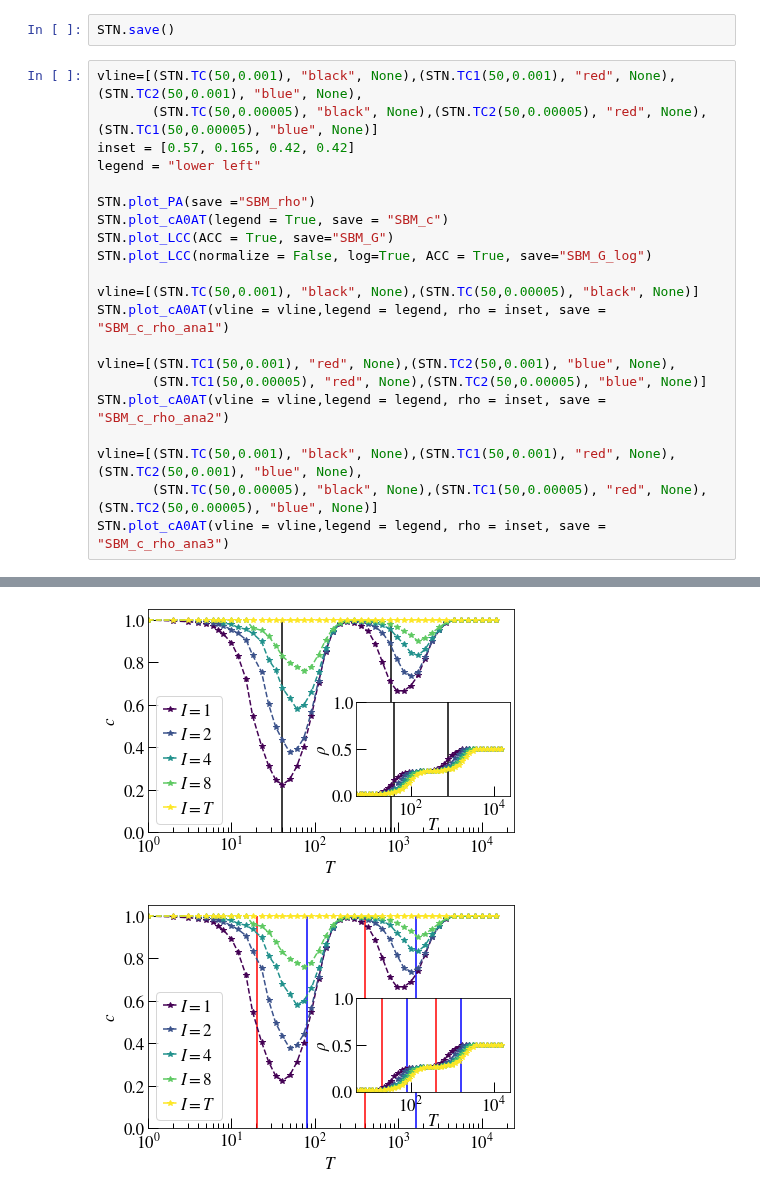
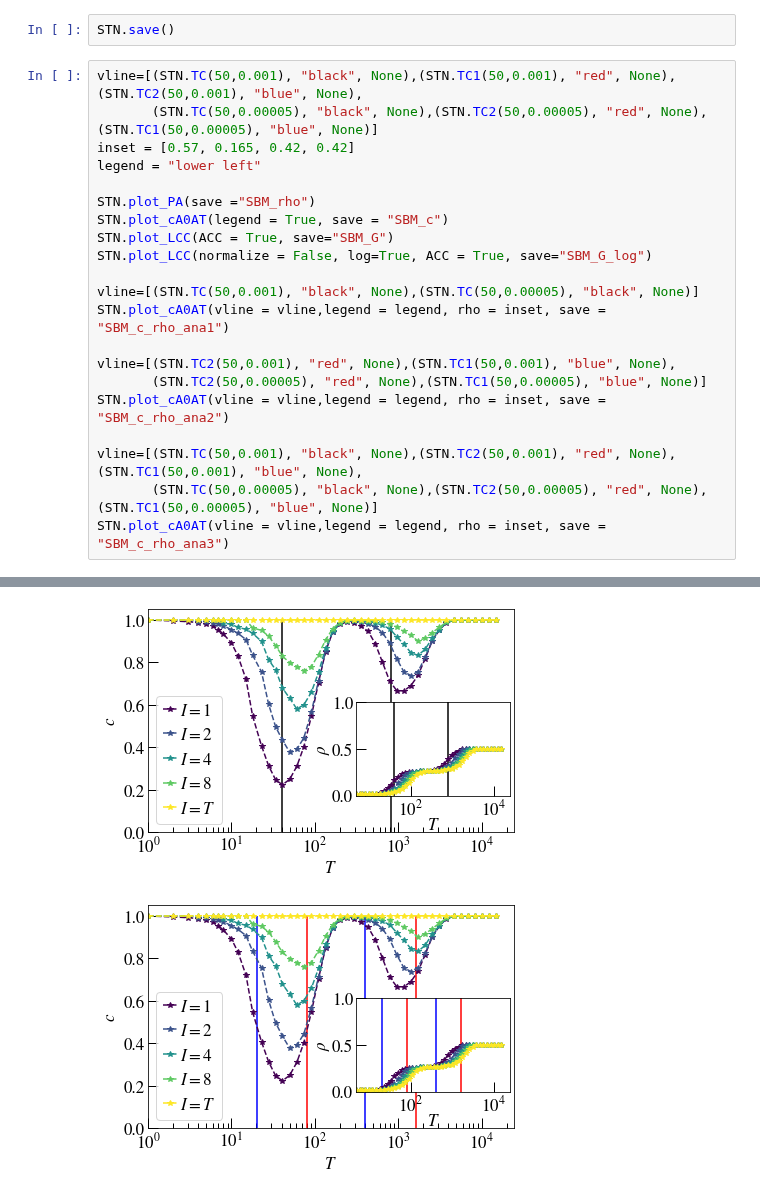
Before and after one commit to saemeon/SubTempNet, a Jupyter notebook: Simulations SBM.ipynb, the cells around one changed output, grey strips where cells are left out. Cells and saved outputs as stored; diff of their text form.

```diff
--- a/Simulations SBM.ipynb
+++ b/Simulations SBM.ipynb
@@ -42,28 +42,28 @@ STN.save()
 # %%
 vline=[(STN.TC(50,0.001), "black", None),(STN.TC1(50,0.001), "red", None),(STN.TC2(50,0.001), "blue", None),
        (STN.TC(50,0.00005), "black", None),(STN.TC2(50,0.00005), "red", None),(STN.TC1(50,0.00005), "blue", None)]
 inset = [0.57, 0.165, 0.42, 0.42]
 legend = "lower left"
 
 STN.plot_PA(save ="SBM_rho")
 STN.plot_cA0AT(legend = True, save = "SBM_c")
 STN.plot_LCC(ACC = True, save="SBM_G")
 STN.plot_LCC(normalize = False, log=True, ACC = True, save="SBM_G_log")
 
 vline=[(STN.TC(50,0.001), "black", None),(STN.TC(50,0.00005), "black", None)]
 STN.plot_cA0AT(vline = vline,legend = legend, rho = inset, save = "SBM_c_rho_ana1")
 
-vline=[(STN.TC1(50,0.001), "red", None),(STN.TC2(50,0.001), "blue", None),
-       (STN.TC1(50,0.00005), "red", None),(STN.TC2(50,0.00005), "blue", None)]
+vline=[(STN.TC2(50,0.001), "red", None),(STN.TC1(50,0.001), "blue", None),
+       (STN.TC2(50,0.00005), "red", None),(STN.TC1(50,0.00005), "blue", None)]
 STN.plot_cA0AT(vline = vline,legend = legend, rho = inset, save = "SBM_c_rho_ana2")
 
-vline=[(STN.TC(50,0.001), "black", None),(STN.TC1(50,0.001), "red", None),(STN.TC2(50,0.001), "blue", None),
-       (STN.TC(50,0.00005), "black", None),(STN.TC1(50,0.00005), "red", None),(STN.TC2(50,0.00005), "blue", None)]
+vline=[(STN.TC(50,0.001), "black", None),(STN.TC2(50,0.001), "red", None),(STN.TC1(50,0.001), "blue", None),
+       (STN.TC(50,0.00005), "black", None),(STN.TC2(50,0.00005), "red", None),(STN.TC1(50,0.00005), "blue", None)]
 STN.plot_cA0AT(vline = vline,legend = legend, rho = inset, save = "SBM_c_rho_ana3")
 # %% [output]
 [figure]
 [figure]
 [figure]
 [figure]
 [figure]
-[figure, old version]
+[figure, new version]
```
Also changed, not shown: parts of 2 cells of this notebook, 9 other files.
